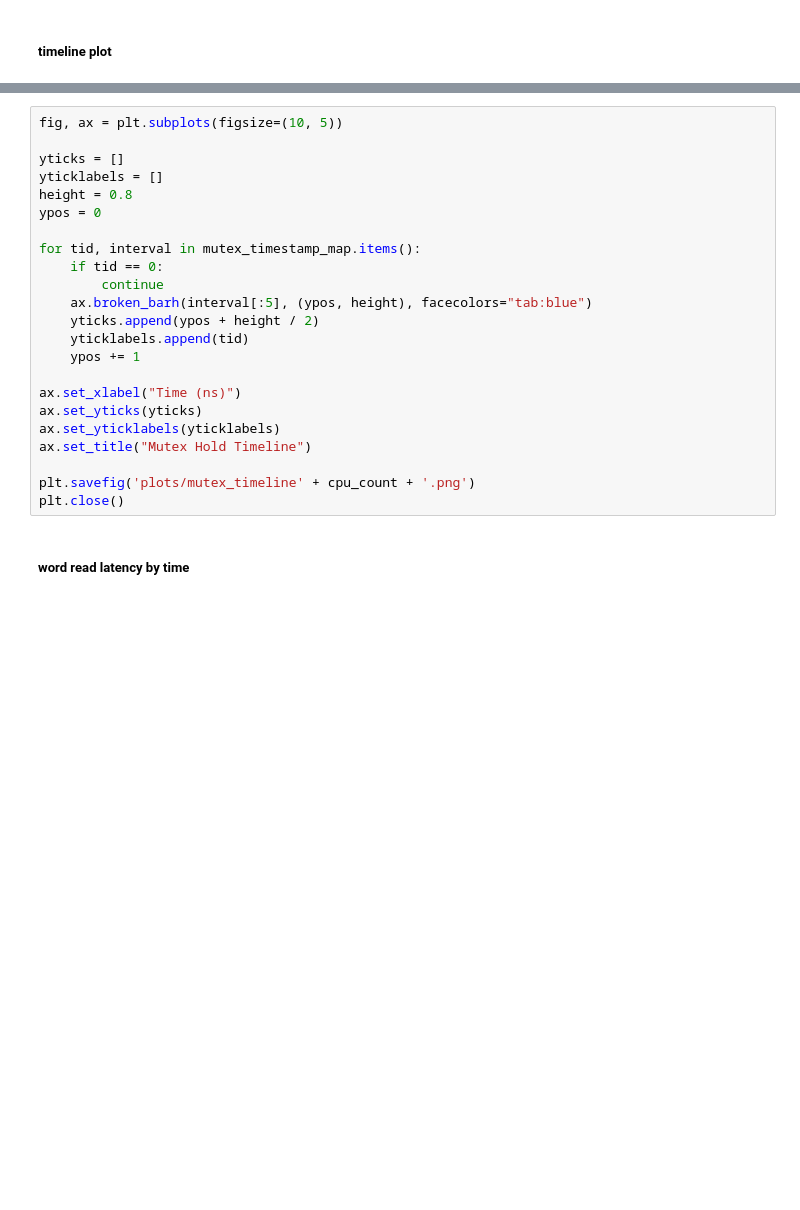
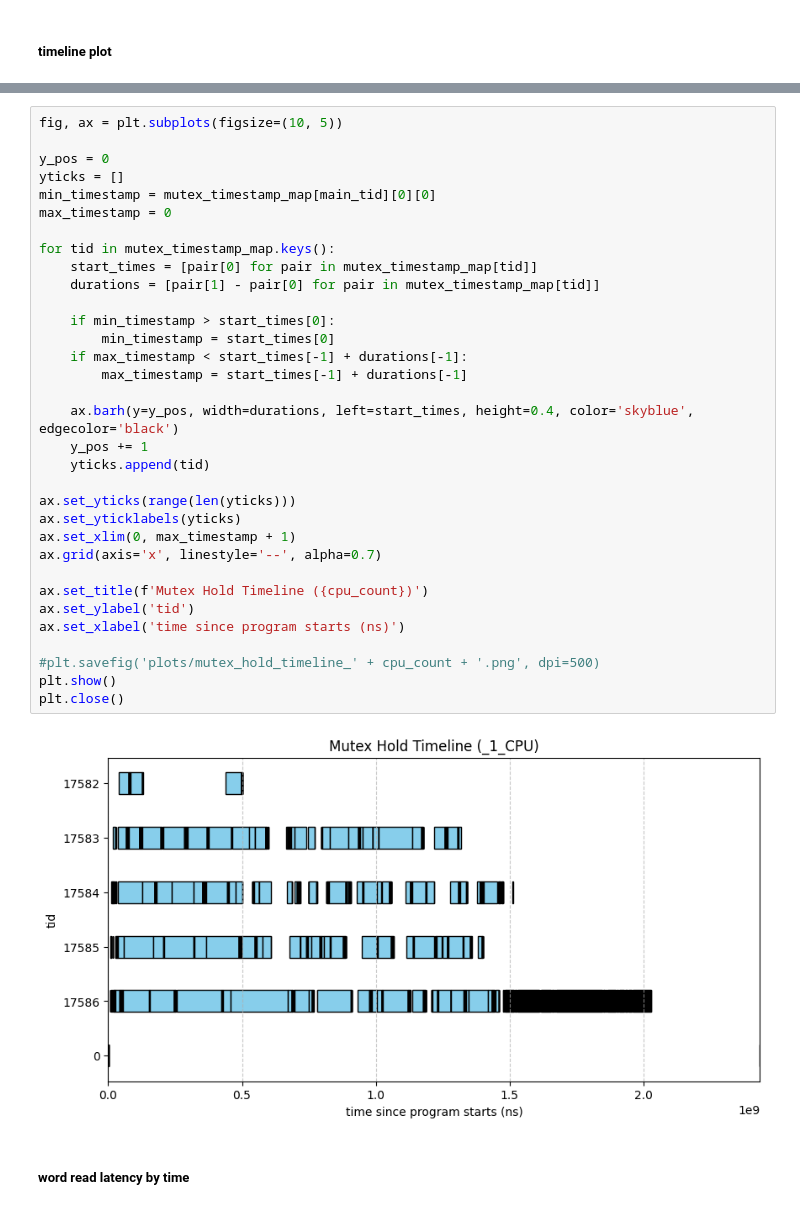
Before and after one commit to chongdayou/graphic-bpftracing, a Jupyter notebook: tracing/trace_graphs.ipynb, the cells around one changed output, grey strips where cells are left out. Saved outputs shown, nothing was run; the diff lists cells and outputs as text; blank space fills up the shorter version.

```diff
--- a/tracing/trace_graphs.ipynb
+++ b/tracing/trace_graphs.ipynb
@@ -332,26 +413,38 @@ for tid in mutex_timestamp_map.keys():
 # %%
 fig, ax = plt.subplots(figsize=(10, 5))
 
+y_pos = 0
 yticks = []
-yticklabels = []
-height = 0.8
-ypos = 0
+min_timestamp = mutex_timestamp_map[main_tid][0][0]
+max_timestamp = 0
 
-for tid, interval in mutex_timestamp_map.items():
-    if tid == 0:
-        continue
-    ax.broken_barh(interval[:5], (ypos, height), facecolors="tab:blue")
-    yticks.append(ypos + height / 2)
-    yticklabels.append(tid)
-    ypos += 1
+for tid in mutex_timestamp_map.keys():
+    start_times = [pair[0] for pair in mutex_timestamp_map[tid]]
+    durations = [pair[1] - pair[0] for pair in mutex_timestamp_map[tid]]
 
-ax.set_xlabel("Time (ns)")
-ax.set_yticks(yticks)
-ax.set_yticklabels(yticklabels)
-ax.set_title("Mutex Hold Timeline")
+    if min_timestamp > start_times[0]:
+        min_timestamp = start_times[0]
+    if max_timestamp < start_times[-1] + durations[-1]:
+        max_timestamp = start_times[-1] + durations[-1]
 
-plt.savefig('plots/mutex_timeline' + cpu_count + '.png')
+    ax.barh(y=y_pos, width=durations, left=start_times, height=0.4, color='skyblue', edgecolor='black')
+    y_pos += 1
+    yticks.append(tid)
+
+ax.set_yticks(range(len(yticks)))
+ax.set_yticklabels(yticks)
+ax.set_xlim(0, max_timestamp + 1)
+ax.grid(axis='x', linestyle='--', alpha=0.7)
+
+ax.set_title(f'Mutex Hold Timeline ({cpu_count})')
+ax.set_ylabel('tid')
+ax.set_xlabel('time since program starts (ns)')
+
+#plt.savefig('plots/mutex_hold_timeline_' + cpu_count + '.png', dpi=500)
+plt.show()
 plt.close()
+# %% [output]
+[figure, added]
 # %% [markdown]
 ##### word read latency by time
 # %%
```
Also changed, not shown: parts of 8 cells of this notebook, 13 other files.
